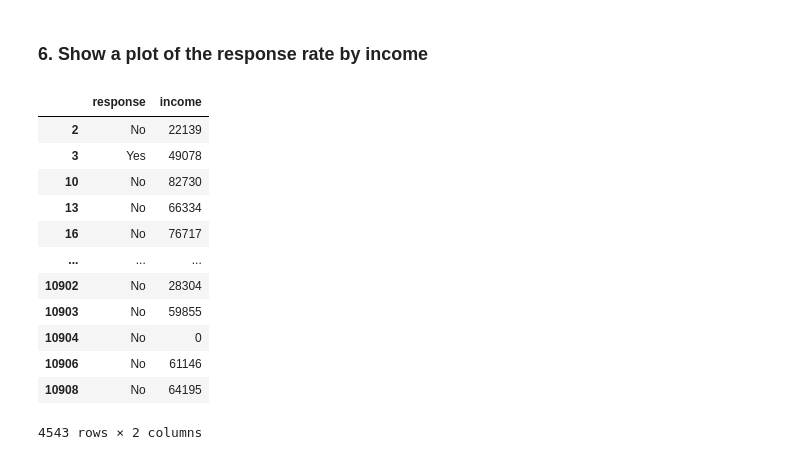
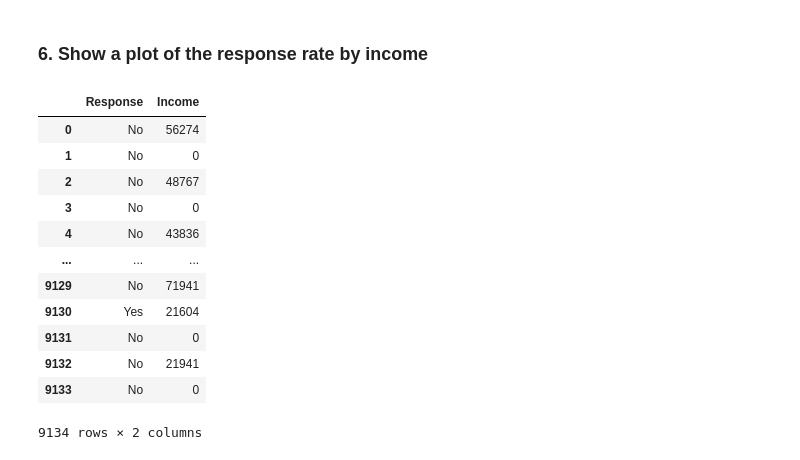
Before and after one commit to KirstyGos/lab-customer-analysis-round-3, a Jupyter notebook: Lab _ Customer Analysis Round 3.ipynb, the cells around one changed output. Drawn from its saved outputs; the diff is of its cells as text; code cells hidden in the pictures.

```diff
--- a/Lab _ Customer Analysis Round 3.ipynb
+++ b/Lab _ Customer Analysis Round 3.ipynb
@@ -195,19 +195,19 @@ plt.show()
 # %% [markdown]
 ### 6. Show a plot of the response rate by income
 # %%
-income = df[["response", "income"]]
+income = df[["Response", "Income"]]
 income
 # %% [output]
-|  | response | income |
-| 2 | No | 22139 |
-| 3 | Yes | 49078 |
-| 10 | No | 82730 |
-| 13 | No | 66334 |
-| 16 | No | 76717 |
+|  | Response | Income |
+| 0 | No | 56274 |
+| 1 | No | 0 |
+| 2 | No | 48767 |
+| 3 | No | 0 |
+| 4 | No | 43836 |
 | ... | ... | ... |
-| 10902 | No | 28304 |
-| 10903 | No | 59855 |
-| 10904 | No | 0 |
-| 10906 | No | 61146 |
-| 10908 | No | 64195 |
+| 9129 | No | 71941 |
+| 9130 | Yes | 21604 |
+| 9131 | No | 0 |
+| 9132 | No | 21941 |
+| 9133 | No | 0 |
-4543 rows × 2 columns
+9134 rows × 2 columns
```
Also changed, not shown: parts of 12 cells of this notebook.
